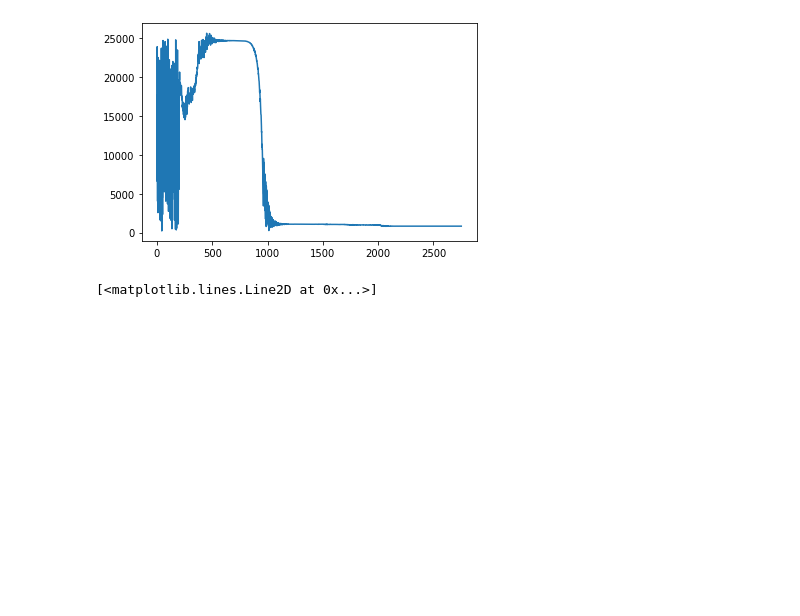
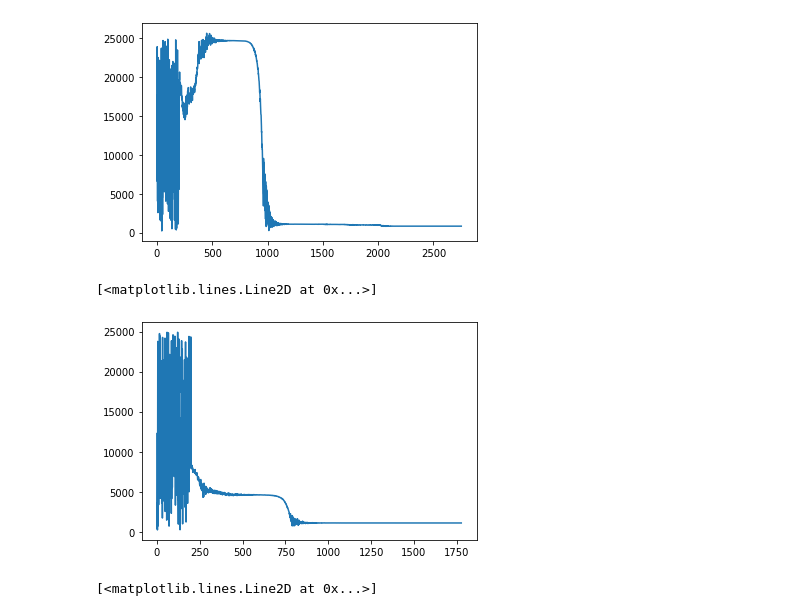
Before and after one commit to akotlar/multivariate-tada, a Jupyter notebook: MVLN-sim-mvn.ipynb, the cells around one changed output. Drawn from its saved outputs; the diff is of its cells as text; code cells hidden in the pictures; blank space fills up the shorter version.

```diff
--- a/MVLN-sim-mvn.ipynb
+++ b/MVLN-sim-mvn.ipynb
@@ -1036,6 +1087,11 @@ pyplot.plot(ta[:,1])
 # %% [output]
 [<matplotlib.lines.Line2D at 0x...>]
 [figure]
+# %%
+pyplot.plot(taLarge[:,1])
+# %% [output]
+[<matplotlib.lines.Line2D at 0x...>]
+[figure, added]
 # %%
 pyplot.plot(ta[:,2])
 # %% [output]
```
Also changed, not shown: parts of 43 cells of this notebook, 2 other files.
